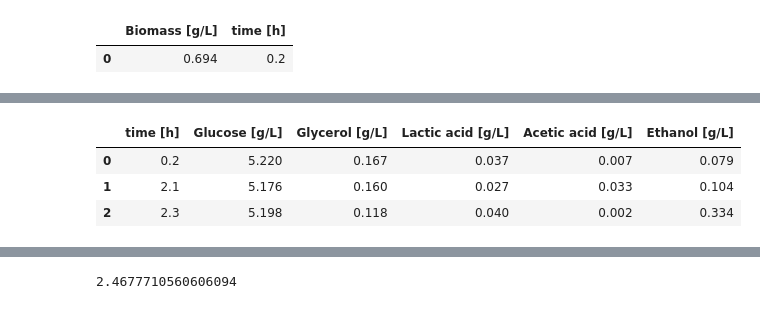
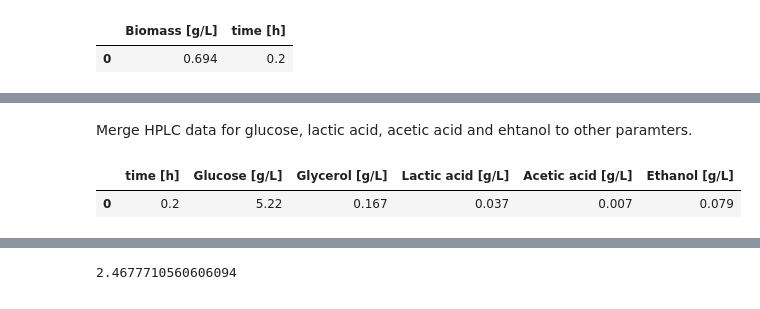
Before and after one commit to boripf/hybrid-model-corynebacterium, a Jupyter notebook: A_preprocessing.ipynb, the cells around one changed output, grey strips where cells are left out. Saved outputs shown, nothing was run; the diff lists cells and outputs as text; code cells hidden in the pictures.

```diff
--- a/A_preprocessing.ipynb
+++ b/A_preprocessing.ipynb
@@ -129,15 +131,13 @@ df.head(1)
+# %% [markdown]
+Merge HPLC data for glucose, lactic acid, acetic acid and ehtanol to other paramters.
 # %%
-df_HPLC= pd.read_excel('fermentation raw data/HPLC.xlsx')
-
-for col in df_HPLC.columns:
-    df_HPLC[col] = df_HPLC[col].astype(str).str.replace(',', '.')
-    df_HPLC[col] = pd.to_numeric(df_HPLC[col])
-df_HPLC.rename(columns={'Time [h]': 'time [h]', 'Glucose': 'Glucose [g/L]'}, inplace=True)
-
-df_HPLC.head(3)
+df_hplc = pd.read_excel('fermentation raw data/HPLC.xlsx')
+for col in df_hplc.columns:
+    df_hplc[col] = df_hplc[col].astype(str).str.replace(',', '.')
+    df_hplc[col] = pd.to_numeric(df_hplc[col])
+df_hplc.rename(columns={'Time [h]': 'time [h]'}, inplace=True)
+df_hplc.head(1)
 # %% [output]
 |  | time [h] | Glucose [g/L] | Glycerol [g/L] | Lactic acid [g/L] | Acetic acid [g/L] | Ethanol [g/L] |
-| 0 | 0.2 | 5.220 | 0.167 | 0.037 | 0.007 | 0.079 |
-| 1 | 2.1 | 5.176 | 0.160 | 0.027 | 0.033 | 0.104 |
-| 2 | 2.3 | 5.198 | 0.118 | 0.040 | 0.002 | 0.334 |
+| 0 | 0.2 | 5.22 | 0.167 | 0.037 | 0.007 | 0.079 |
 # %%
```
Also changed, not shown: parts of 9 cells of this notebook, 2 other files.
